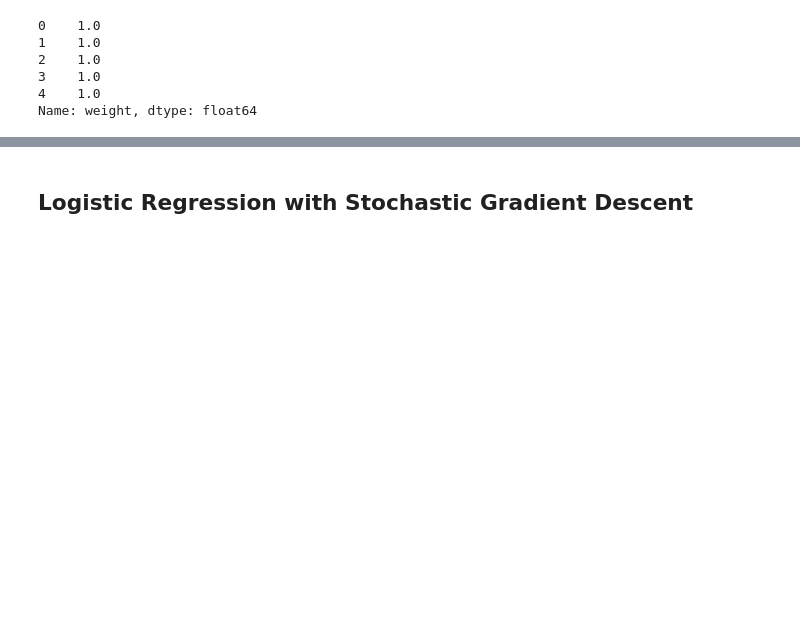
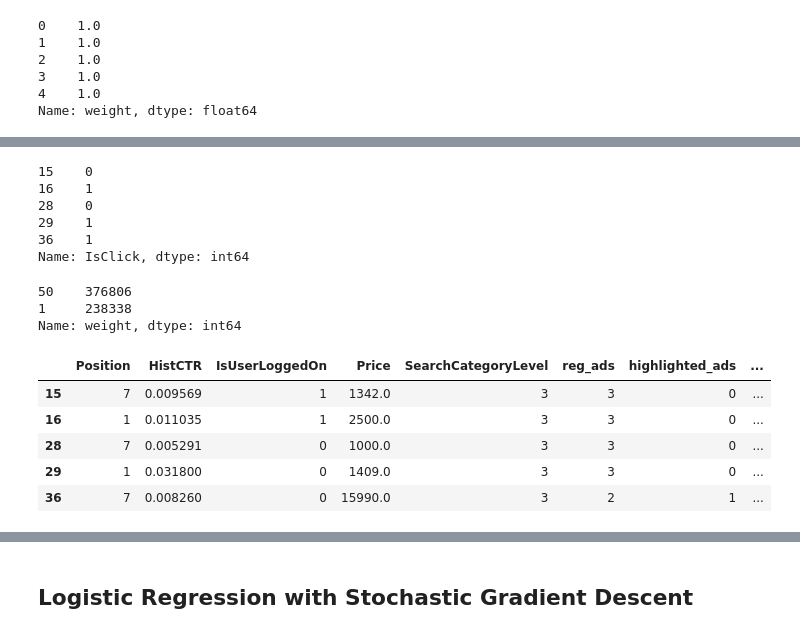
Before and after one commit to MazenAly/AdClickPrediction, a Jupyter notebook: notebooks/arzam-models.ipynb, the cells around one changed output, grey strips where cells are left out. Saved outputs shown, nothing was run; the diff lists cells and outputs as text; code cells hidden in the pictures; blank space fills up the shorter version.

```diff
--- a/notebooks/arzam-models.ipynb
+++ b/notebooks/arzam-models.ipynb
@@ -137,0 +168,29 @@ df.describe()
+# %%
+labels_val = df_val["IsClick"]
+labels_val.head()
+# %% [output]
+15    0
+16    1
+28    0
+29    1
+36    1
+Name: IsClick, dtype: int64
+# %%
+weights_val = df_val["weight"]
+weights_val.head()
+weights_val.value_counts()
+# %% [output]
+50    376806
+1     238338
+Name: weight, dtype: int64
+# %%
+df_val = df_val.drop(["IsClick"], axis=1)
+df_val = df_val.drop(["weight"], axis=1)
+df_val.head()
+# %% [output]
+|  | Position | HistCTR | IsUserLoggedOn | Price | SearchCategoryLevel | reg_ads | highlighted_ads | ... |
+| 15 | 7 | 0.009569 | 1 | 1342.0 | 3 | 3 | 0 | ... |
+| 16 | 1 | 0.011035 | 1 | 2500.0 | 3 | 3 | 0 | ... |
+| 28 | 7 | 0.005291 | 0 | 1000.0 | 3 | 3 | 0 | ... |
+| 29 | 1 | 0.031800 | 0 | 1409.0 | 3 | 3 | 0 | ... |
+| 36 | 7 | 0.008260 | 0 | 15990.0 | 3 | 2 | 1 | ... |
```
Also changed, not shown: parts of 41 cells of this notebook.
